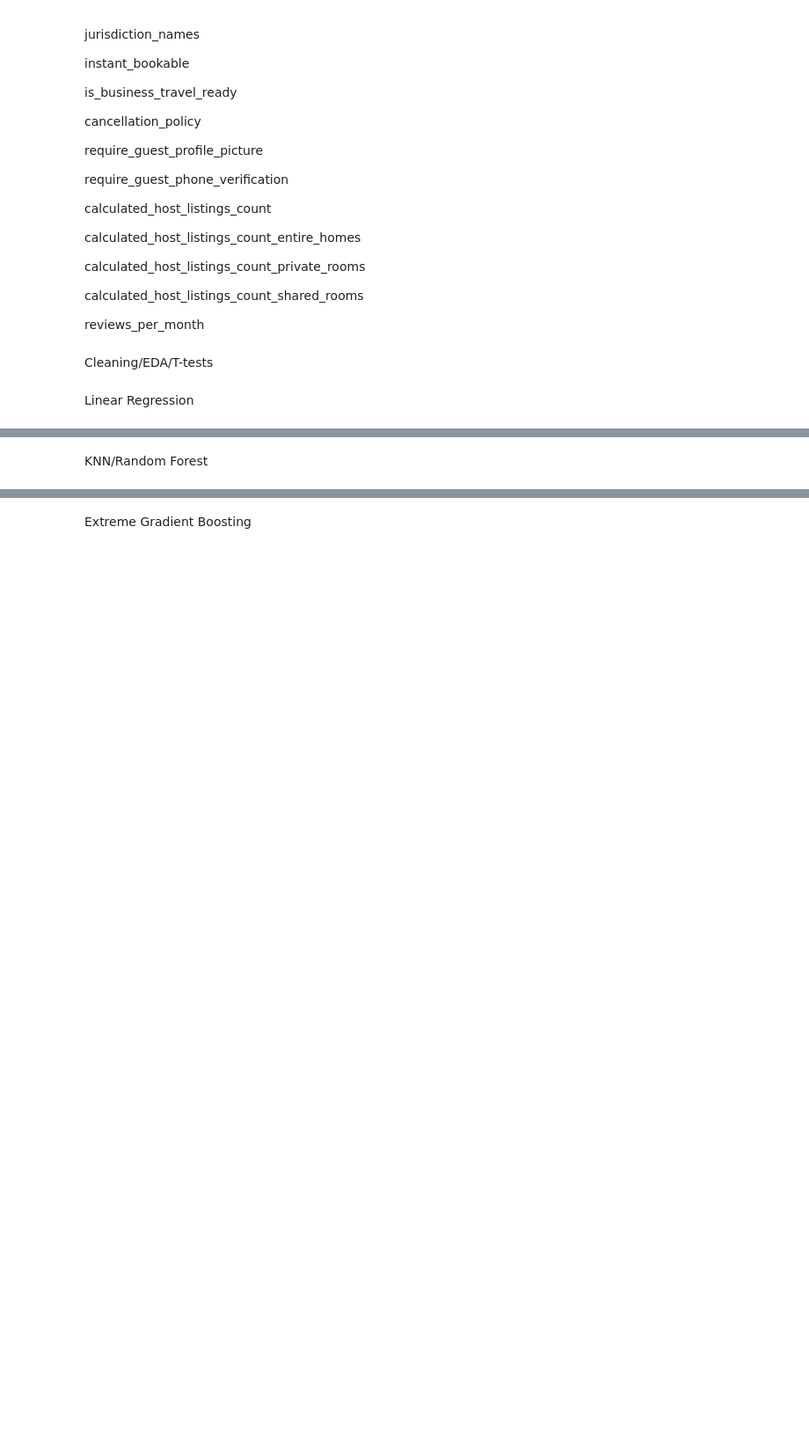
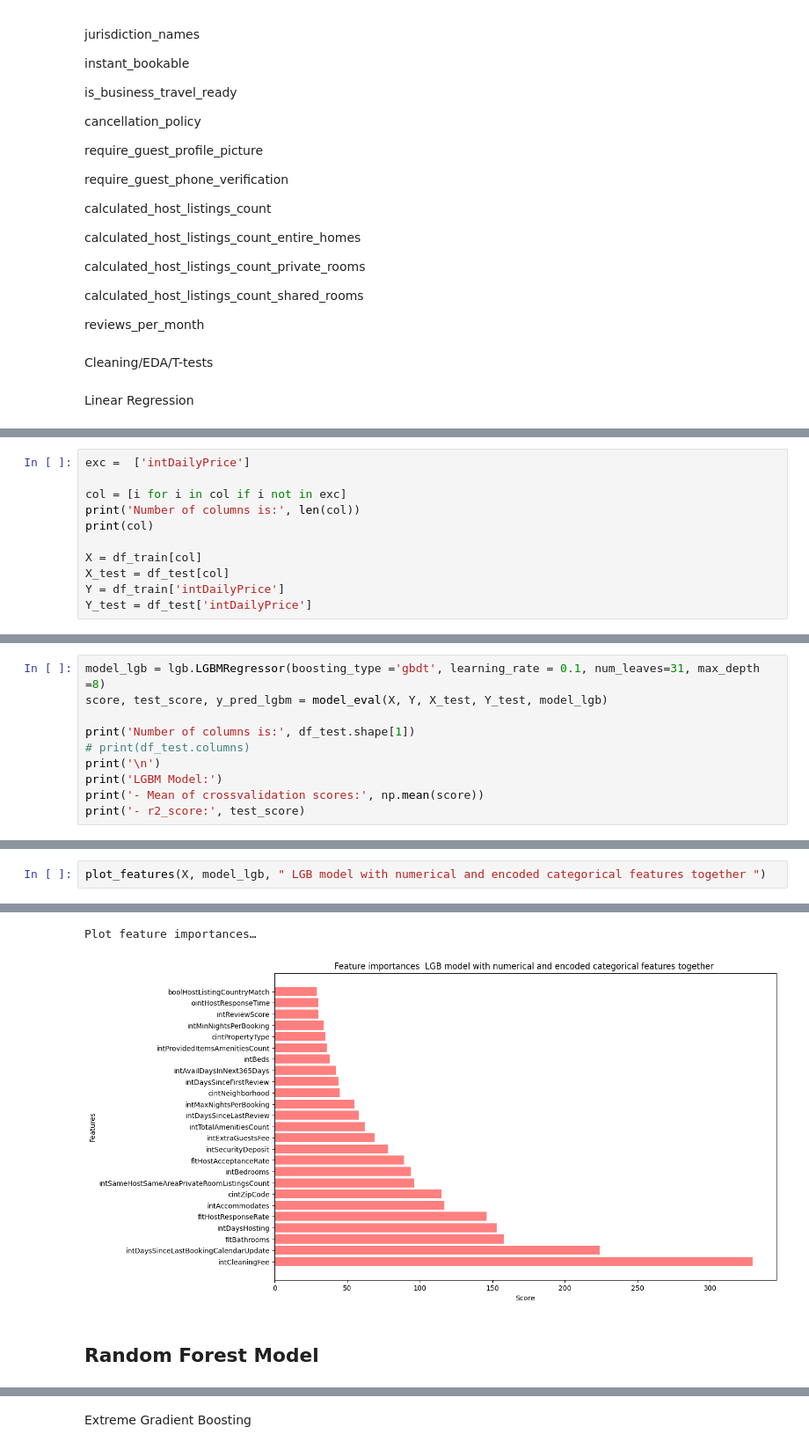
Before and after one commit to shipleydm/IS8036_PROJECT, a Jupyter notebook: IS8036.ipynb, the cells around one changed output, grey strips where cells are left out. Shown at 88% size. Cells and saved outputs as stored; diff of their text form; blank space fills up the shorter version.

```diff
--- a/IS8036.ipynb
+++ b/IS8036.ipynb
@@ -281,0 +443,11 @@ Linear Regression
+# %%
+exc =  ['intDailyPrice']
+
+col = [i for i in col if i not in exc]
+print('Number of columns is:', len(col))
+print(col)
+
+X = df_train[col]
+X_test = df_test[col]
+Y = df_train['intDailyPrice']
+Y_test = df_test['intDailyPrice']
@@ -281,0 +458,10 @@ Linear Regression
+# %%
+model_lgb = lgb.LGBMRegressor(boosting_type ='gbdt', learning_rate = 0.1, num_leaves=31, max_depth =8)
+score, test_score, y_pred_lgbm = model_eval(X, Y, X_test, Y_test, model_lgb)
+
+print('Number of columns is:', df_test.shape[1])
+# print(df_test.columns)
+print('\n')
+print('LGBM Model:')
+print('- Mean of crossvalidation scores:', np.mean(score))
+print('- r2_score:', test_score)
@@ -281,0 +476,3 @@ Linear Regression
+# %%
+plot_features(X, model_lgb, " LGB model with numerical and encoded categorical features together ")
+# %% [output]
@@ -282,2 +480,4 @@ Linear Regression
+Plot feature importances…
+[figure, added]
 # %% [markdown]
-KNN/Random Forest
+## Random Forest Model
```
Also changed, not shown: parts of 20 cells of this notebook.
